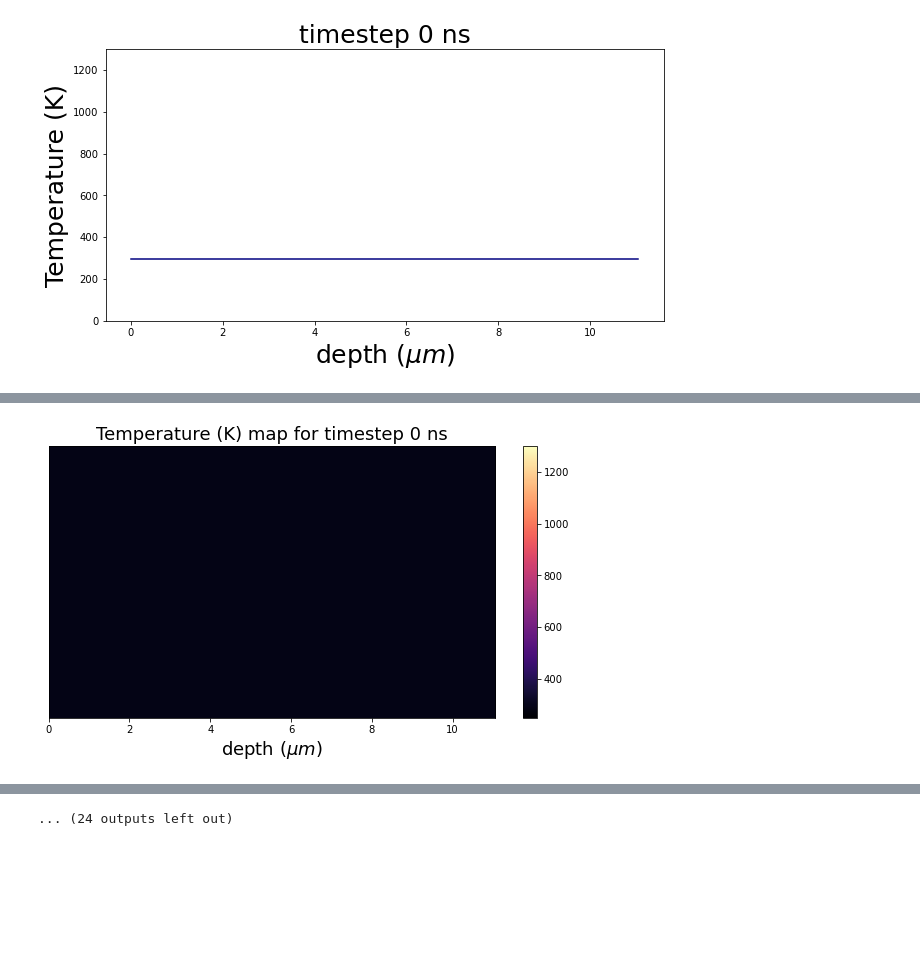
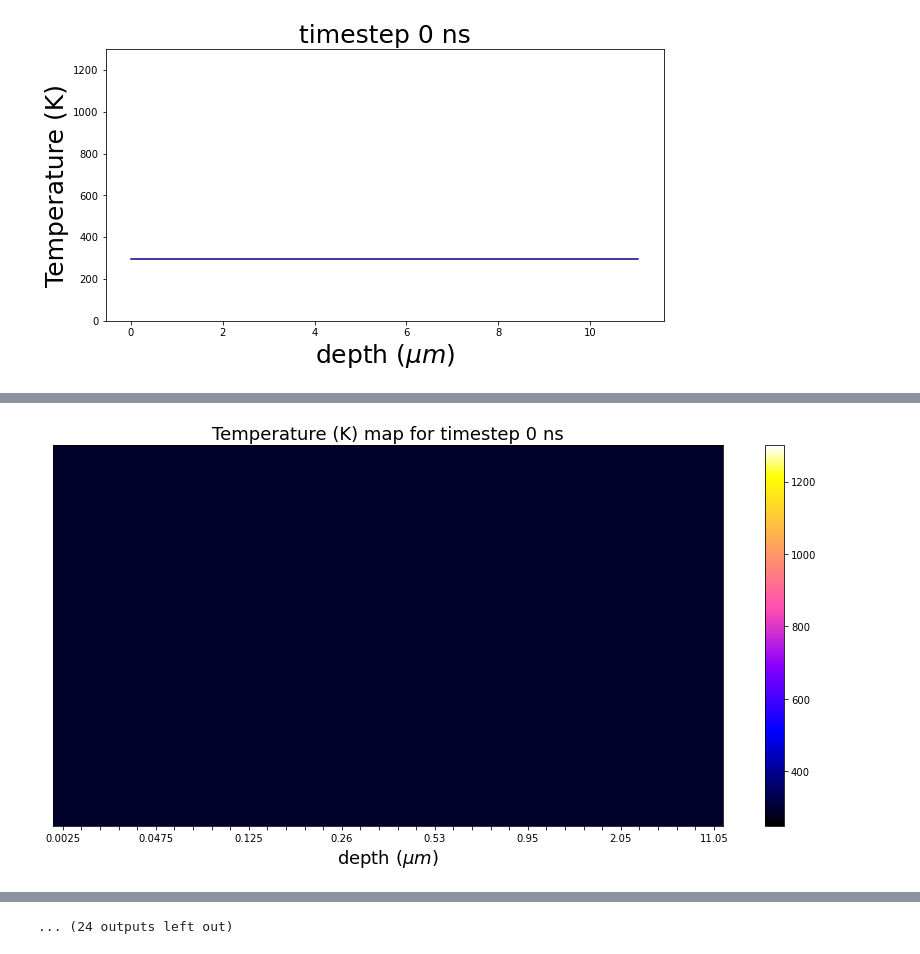
Before and after one commit to AriannaMischianti/Thesis_activity, a Jupyter notebook: Limp_Animation.ipynb, the cells around one changed output, grey strips where cells are left out. Saved outputs shown, nothing was run; the diff lists cells and outputs as text; code cells hidden in the pictures; blank space fills up the shorter version.

```diff
--- a/Limp_Animation.ipynb
+++ b/Limp_Animation.ipynb
@@ -95,2 +96,11 @@ animator.save(r'AnimationTvsDepth_%i_mJ.avi' %energy_impulse)
 # %% [output]
 [figure]
+# %%
+y = data[:,0]
+x = np.arange(len(y))
+m = np.polyfit(x, y, 5)
+plt.scatter(x, y)
+plt.plot(x, m[0]*x**5 + m[1]*x**4+m[2]*x**3+m[3]*x**2+m[4]*x+m[5], 'blue')
+def fitting(x):
+    return (m[0]*x**5 + m[1]*x**4+m[2]*x**3+m[3]*x**2+m[4]*x+m[5])
+plt.show()
@@ -97,11 +109,20 @@ animator.save(r'AnimationTvsDepth_%i_mJ.avi' %energy_impulse)
 # %%
 data = np.loadtxt(filename1)
+x = data[:,0]
 X=data[:,1:]
+T=[]
+for i in range(1,len(X[0,:])):
+    t=(i-1)*timestep
+    T.append(t)
 fig, ax = plt.subplots(figsize=(12,8))
-imagetoplot=ax.imshow(X, cmap='magma', vmin=250, vmax=maxTempReached, extent=[0,155,thickness_of_sample,0], aspect='auto')
+imagetoplot=ax.imshow(X, cmap='gnuplot2', vmin=250, vmax=maxTempReached,  aspect='auto')
 fig.colorbar(imagetoplot, orientation='vertical')
 ax.set_title('Temperature (K) color map',fontsize=18)
+ax.set_yticks(np.arange(len(x)))
+ax.set_yticklabels(x)
+ax.set_xticks(np.arange(len(T)))
+ax.set_xticklabels(T)
 ax.set_xlabel('Time (ns)',fontsize=18)
-ax.set_ylabel('depth ($\mu m$)',fontsize=18)
+ax.set_ylabel('depth ($A$)',fontsize=18)
 fig.savefig('plot_%i_mJ' %energy_impulse)
 # %% [output]
@@ -128,22 +149,24 @@ for i in range(len(L)-2):
         L.pop(i)
 tdepth=np.array(L)
 # %%
-x = data[:,0]*0.0001
-X=data[:,:]
-fig = plt.figure( figsize=(10, 5))
+x_n = data[:,0]
+#mircometers
+x = [25*0.0001,' ',' ',' ',' ',475*0.0001,' ',' ',' ',' ',1250*0.0001,' ',' ',' ',' ',2600*0.0001,' ',' ',' ',' ',5300*0.0001,' ',' ',' ',' ',round(9500*0.0001,2),' ',' ',' ',' ',round(20500*0.0001,2),' ',' ',' ',' ',110500*0.0001]
+X = data[:,:]
 times=[]
 for i in range(1,len(X[0,:])):
+    fig = plt.figure( figsize=(15, 7))
     t=(i-1)*timestep
     times.append(t)
     y = data[:,i]
     Y=np.vstack((y,y))
-    imagetoplot=plt.imshow(Y, cmap='magma', vmin=250, vmax=maxTempReached, extent=[0,thickness_of_sample,0,100], aspect='auto')
+    imagetoplot=plt.imshow(Y, cmap='gnuplot2', vmin=250, vmax=maxTempReached, aspect='auto')
     plt.title('Temperature (K) map for timestep %i ns' %t,fontsize=18)
+    plt.xticks(np.arange(len(x_n)),x)
+    #plt.gca().xaxis.set_major_locator(ticker.MultipleLocator(1))
     plt.colorbar(imagetoplot, orientation='vertical')
     plt.xlabel('depth ($\mu m$)',fontsize=18)
-#    plt.xlim(0,1)
     plt.gca().yaxis.set_major_locator(plt.NullLocator())
-#   plt.savefig('plot %i ns' %t)
     plt.show()
 # %% [output]
-[figure, old version]
+[figure, new version]
```
Also changed, not shown: parts of 16 cells of this notebook, 1 other file.
